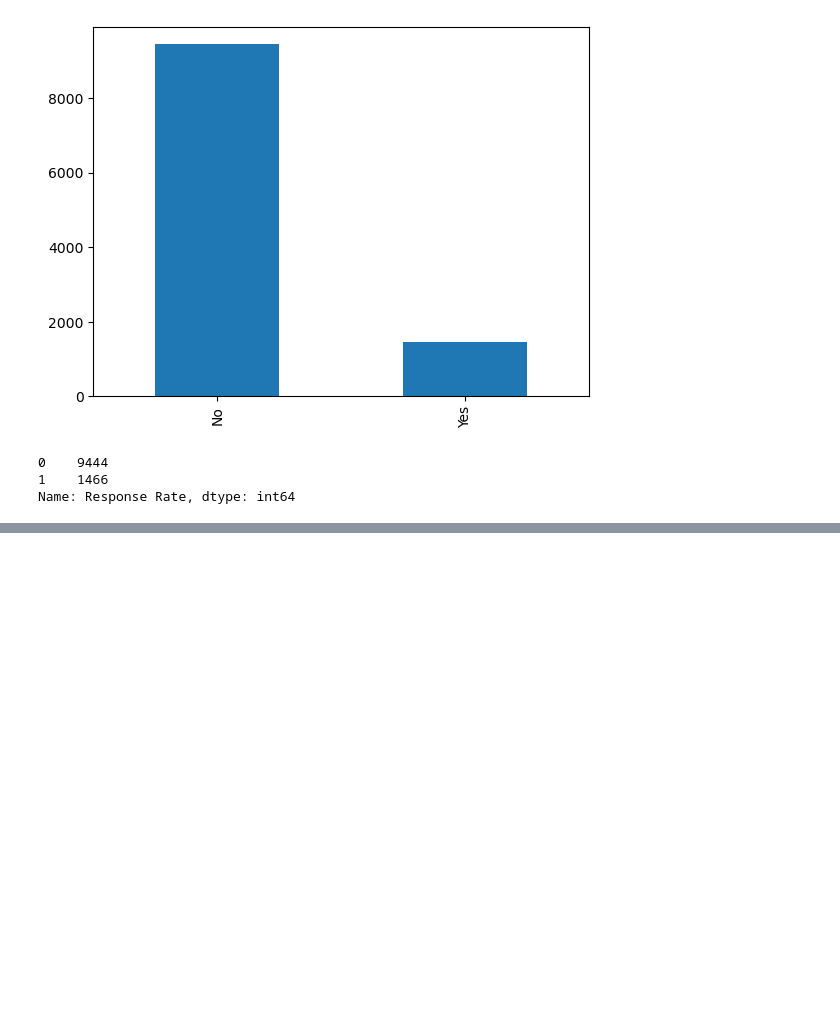
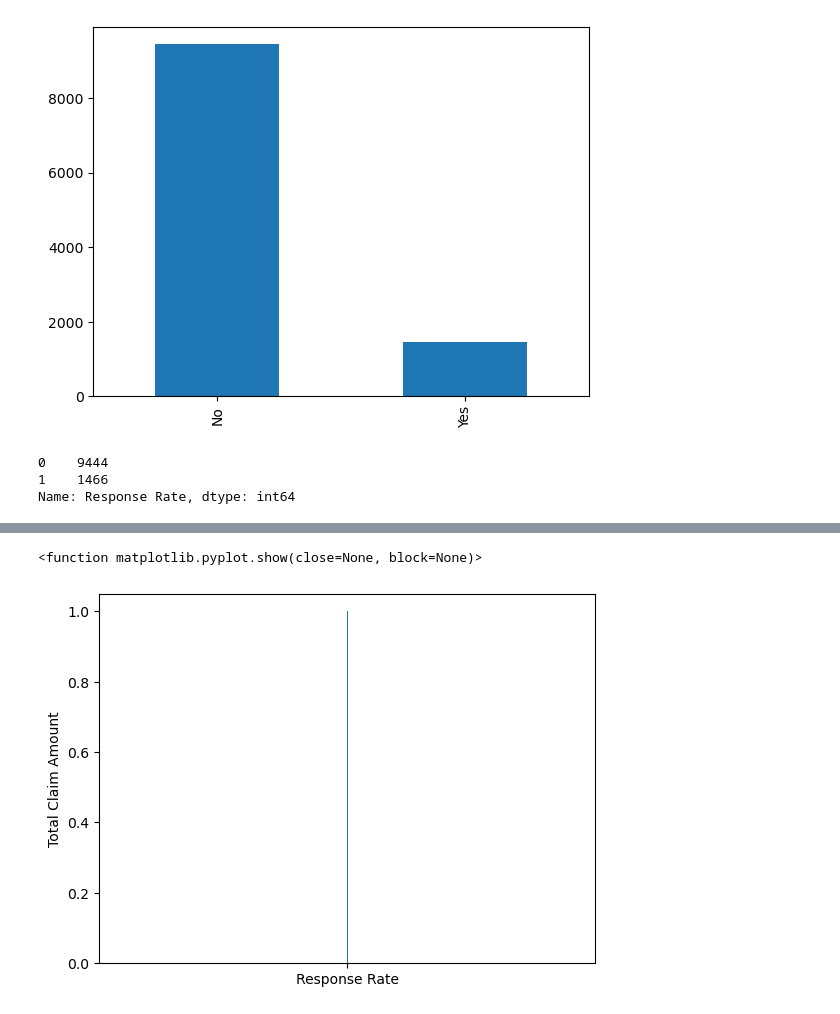
Before and after one commit to lucianosabbatini/lab-customer-analysis-round-2, a Jupyter notebook: files_for_lab/csv_files/LAB 3 Round 2&3.ipynb, the cells around one changed output, grey strips where cells are left out. Drawn from its saved outputs; the diff is of its cells as text; code cells hidden in the pictures; blank space fills up the shorter version.

```diff
--- a/files_for_lab/csv_files/LAB 3 Round 2&3.ipynb
+++ b/files_for_lab/csv_files/LAB 3 Round 2&3.ipynb
@@ -266,0 +287,8 @@ sns.barplot(x='Sales Channel', y='Response Rate', data=df)
+# %%
+#Not sure what I am doing anymore
+plt.hist(['Response Rate'], bins=1000, data=df)
+plt.ylabel('Total Claim Amount')
+plt.show
+# %% [output]
+<function matplotlib.pyplot.show(close=None, block=None)>
+[figure, added]
```
Also changed, not shown: parts of 8 cells of this notebook.
